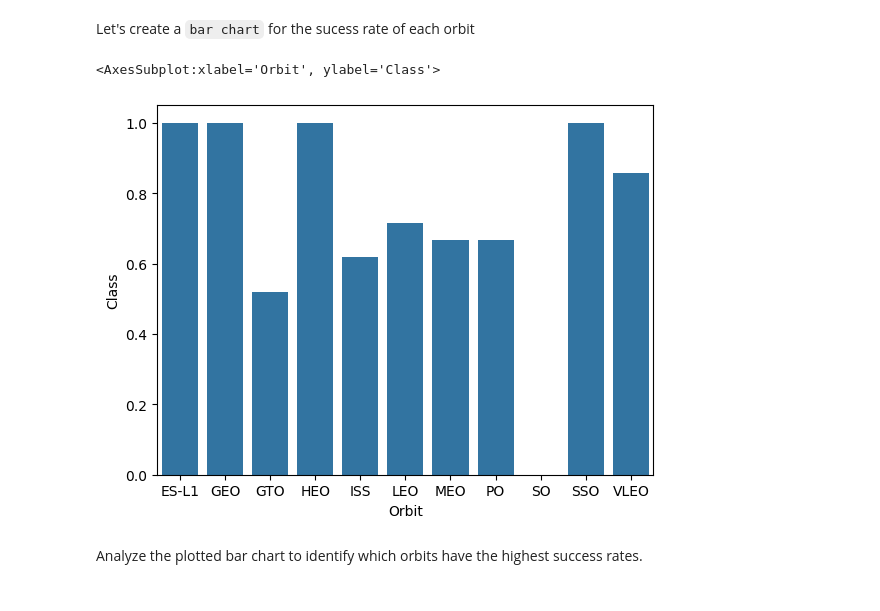
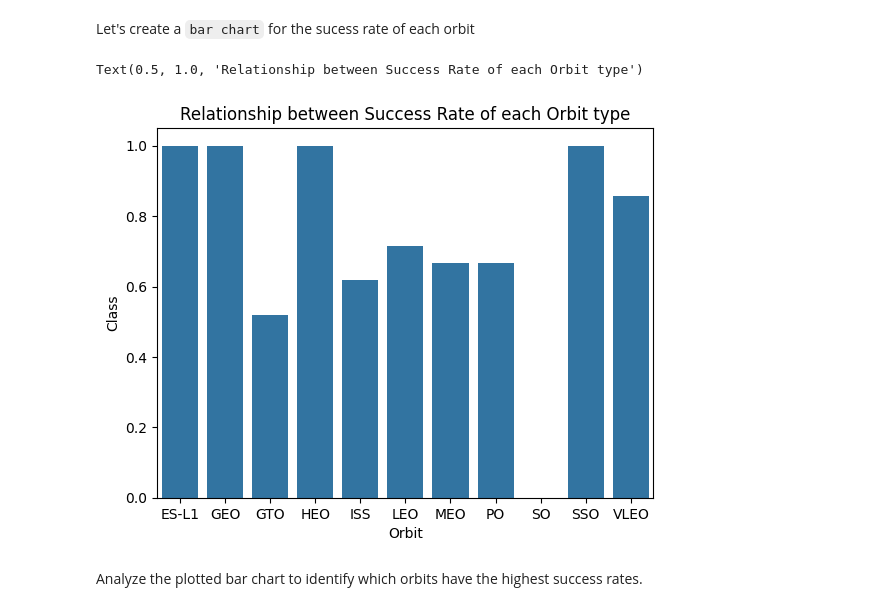
Before and after one commit to kylexho/tamsui, a Jupyter notebook: edadataviz.ipynb, the cells around one changed output. Drawn from its saved outputs; the diff is of its cells as text; code cells hidden in the pictures.

```diff
--- a/edadataviz.ipynb
+++ b/edadataviz.ipynb
@@ -127,11 +129,11 @@ Let's create a `bar chart` for the sucess rate of each orbit
 # %%
 # HINT use groupby method on Orbit column and get the mean of Class column
 
 byOrbit = df.groupby(['Orbit'])['Class'].mean().reset_index()
-sns.barplot(x='Orbit', y='Class', data=byOrbit)
+sns.barplot(x='Orbit', y='Class', data=byOrbit).set_title('Relationship between Success Rate of each Orbit type')
 # %% [output]
-<AxesSubplot:xlabel='Orbit', ylabel='Class'>
+Text(0.5, 1.0, 'Relationship between Success Rate of each Orbit type')
-[figure, old version]
+[figure, new version]
 # %% [markdown]
 Analyze the plotted bar chart to identify which orbits have the highest success rates.
 # %% [markdown]
```
Also changed, not shown: parts of 9 cells of this notebook.
